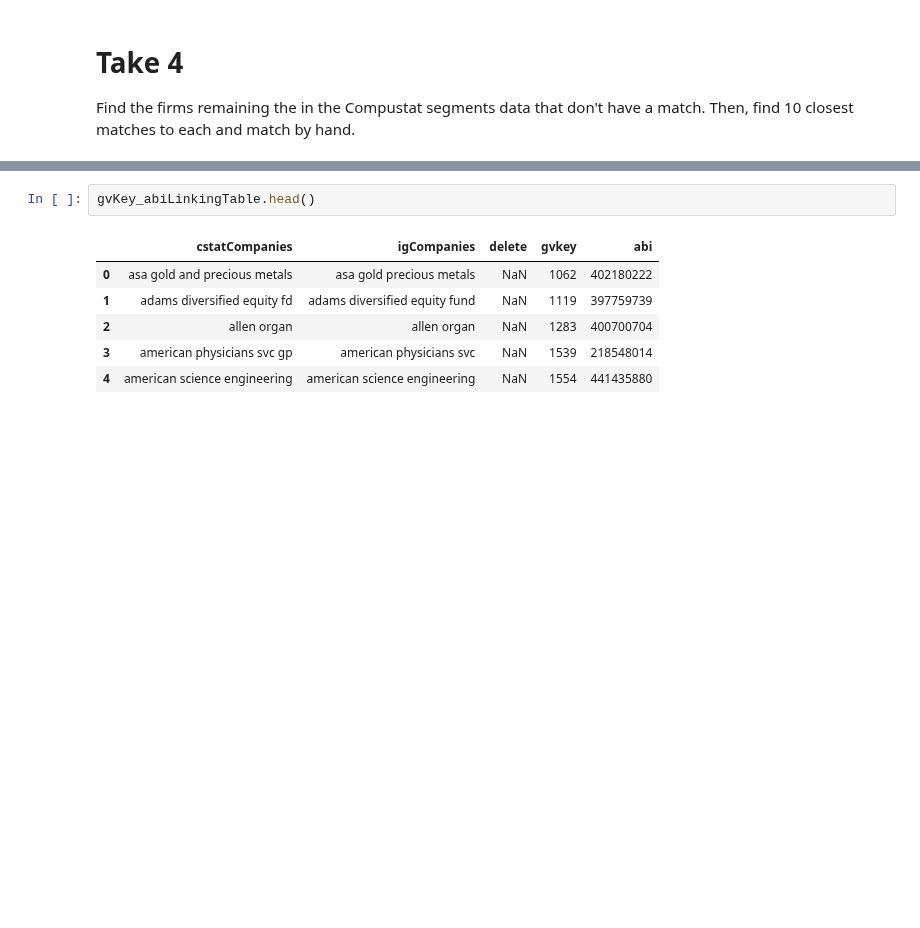
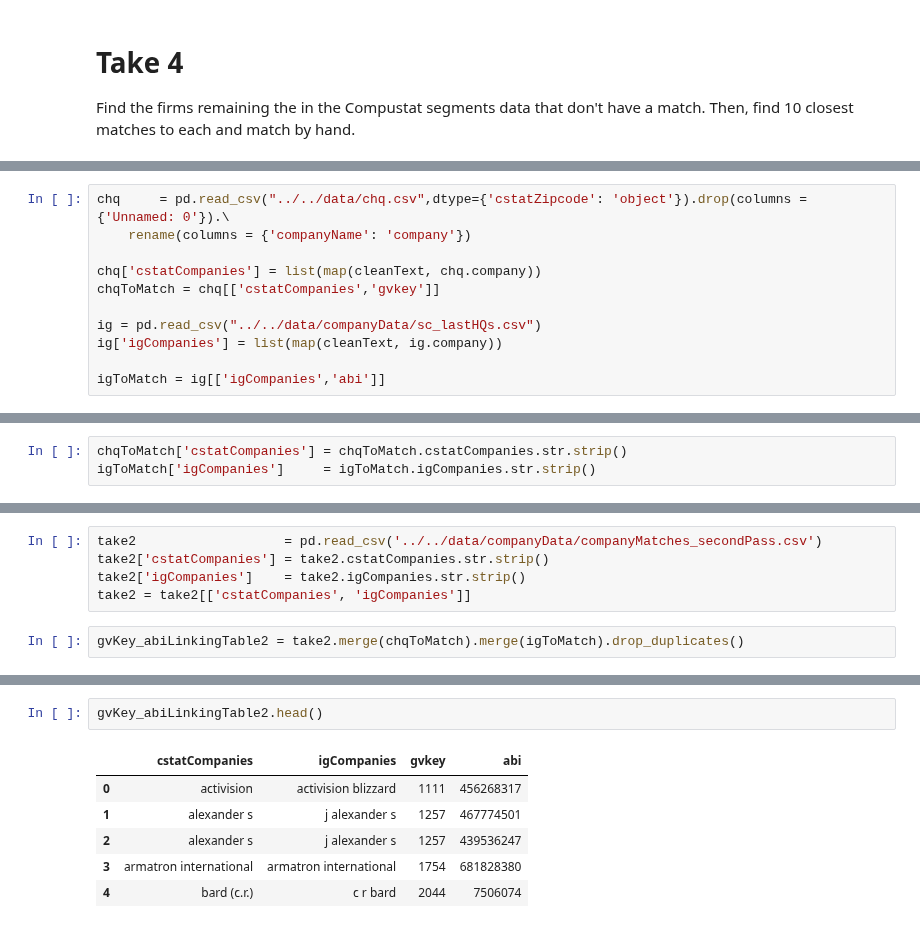
Before and after one commit to brianreed21/extremes, a Jupyter notebook: extremesCleaningCode/linkingProgram.ipynb, the cells around one changed output, grey strips where cells are left out. Cells and saved outputs as stored; diff of their text form; blank space fills up the shorter version.

```diff
--- a/extremesCleaningCode/linkingProgram.ipynb
+++ b/extremesCleaningCode/linkingProgram.ipynb
@@ -935,0 +1080,11 @@ gvKey_abiLinkingTable = pd.read_csv('../../data/companyData/linkingTable.csv').d
+# %%
+chq     = pd.read_csv("../../data/chq.csv",dtype={'cstatZipcode': 'object'}).drop(columns = {'Unnamed: 0'}).\
+    rename(columns = {'companyName': 'company'})
+
+chq['cstatCompanies'] = list(map(cleanText, chq.company))
+chqToMatch = chq[['cstatCompanies','gvkey']]
+
+ig = pd.read_csv("../../data/companyData/sc_lastHQs.csv")
+ig['igCompanies'] = list(map(cleanText, ig.company))
+
+igToMatch = ig[['igCompanies','abi']]
@@ -935,0 +1106,3 @@ gvKey_abiLinkingTable = pd.read_csv('../../data/companyData/linkingTable.csv').d
+# %%
+chqToMatch['cstatCompanies'] = chqToMatch.cstatCompanies.str.strip()
+igToMatch['igCompanies']     = igToMatch.igCompanies.str.strip()
@@ -935,0 +1119,7 @@ gvKey_abiLinkingTable = pd.read_csv('../../data/companyData/linkingTable.csv').d
+# %%
+take2                   = pd.read_csv('../../data/companyData/companyMatches_secondPass.csv')
+take2['cstatCompanies'] = take2.cstatCompanies.str.strip()
+take2['igCompanies']    = take2.igCompanies.str.strip()
+take2 = take2[['cstatCompanies', 'igCompanies']]
+# %%
+gvKey_abiLinkingTable2 = take2.merge(chqToMatch).merge(igToMatch).drop_duplicates()
@@ -936,9 +1144,9 @@ gvKey_abiLinkingTable = pd.read_csv('../../data/companyData/linkingTable.csv').d
 # %%
-gvKey_abiLinkingTable.head()
+gvKey_abiLinkingTable2.head()
 # %% [output]
-|  | cstatCompanies | igCompanies | delete | gvkey | abi |
-| 0 | asa gold and precious metals | asa gold precious metals | NaN | 1062 | 402180222 |
-| 1 | adams diversified equity fd | adams diversified equity fund | NaN | 1119 | 397759739 |
-| 2 | allen organ | allen organ | NaN | 1283 | 400700704 |
-| 3 | american physicians svc gp | american physicians svc | NaN | 1539 | 218548014 |
-| 4 | american science engineering | american science engineering | NaN | 1554 | 441435880 |
+|  | cstatCompanies | igCompanies | gvkey | abi |
+| 0 | activision | activision blizzard | 1111 | 456268317 |
+| 1 | alexander s | j alexander s | 1257 | 467774501 |
+| 2 | alexander s | j alexander s | 1257 | 439536247 |
+| 3 | armatron international | armatron international | 1754 | 681828380 |
+| 4 | bard (c.r.) | c r bard | 2044 | 7506074 |
```
Also changed, not shown: parts of 99 cells of this notebook, 2 other files.
